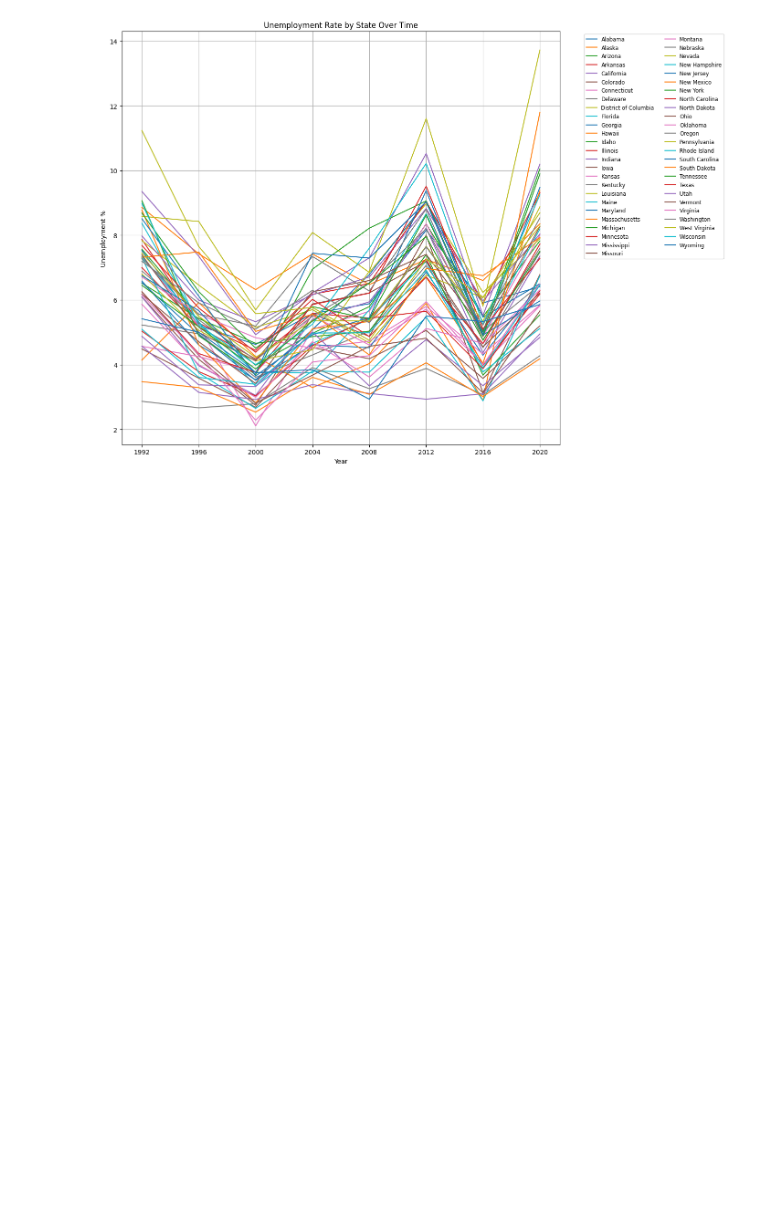
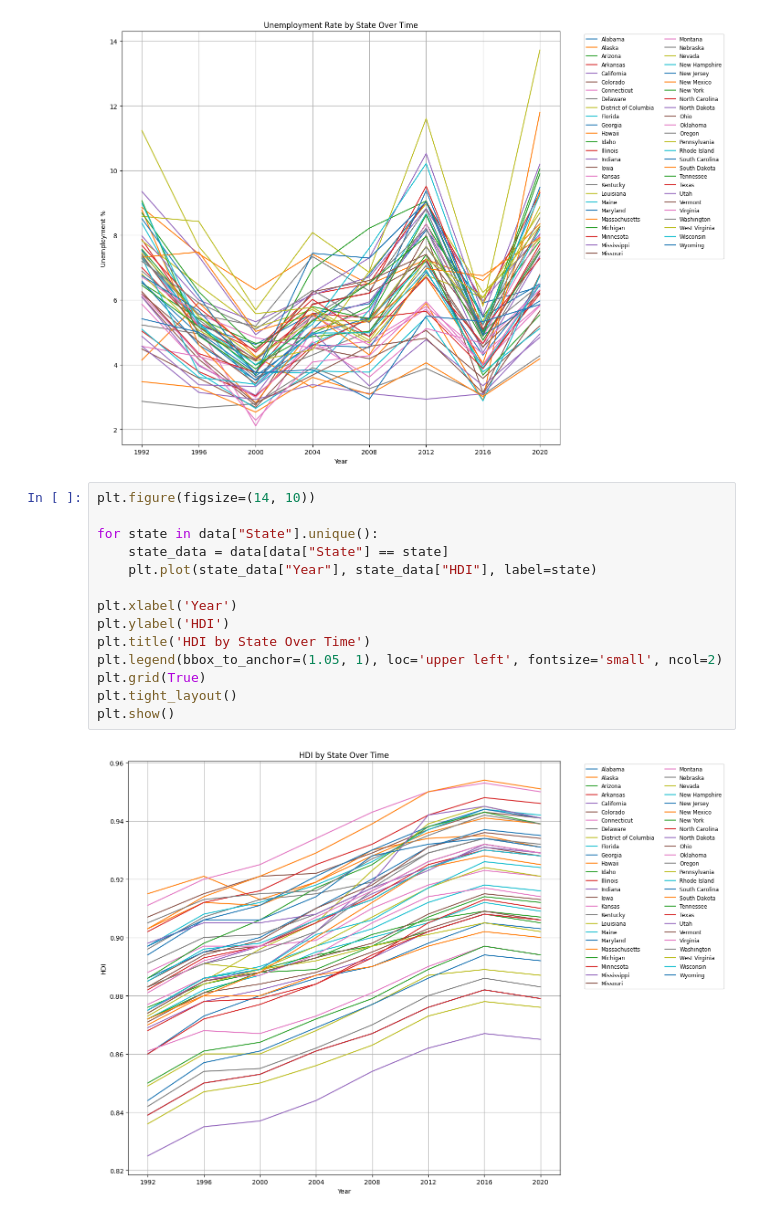
Before and after one commit to SzczypekJ/Predicting-USA-presidential-elections, a Jupyter notebook: test.ipynb, the cells around one changed output. Cells and saved outputs as stored; diff of their text form; blank space fills up the shorter version.

```diff
--- a/test.ipynb
+++ b/test.ipynb
@@ -39,3 +39,19 @@ plt.tight_layout()
 plt.show()
 # %% [output]
 [figure]
+# %%
+plt.figure(figsize=(14, 10))
+
+for state in data["State"].unique():
+    state_data = data[data["State"] == state]
+    plt.plot(state_data["Year"], state_data["HDI"], label=state)
+
+plt.xlabel('Year')
+plt.ylabel('HDI')
+plt.title('HDI by State Over Time')
+plt.legend(bbox_to_anchor=(1.05, 1), loc='upper left', fontsize='small', ncol=2)
+plt.grid(True)
+plt.tight_layout()
+plt.show()
+# %% [output]
+[figure, added]
```
